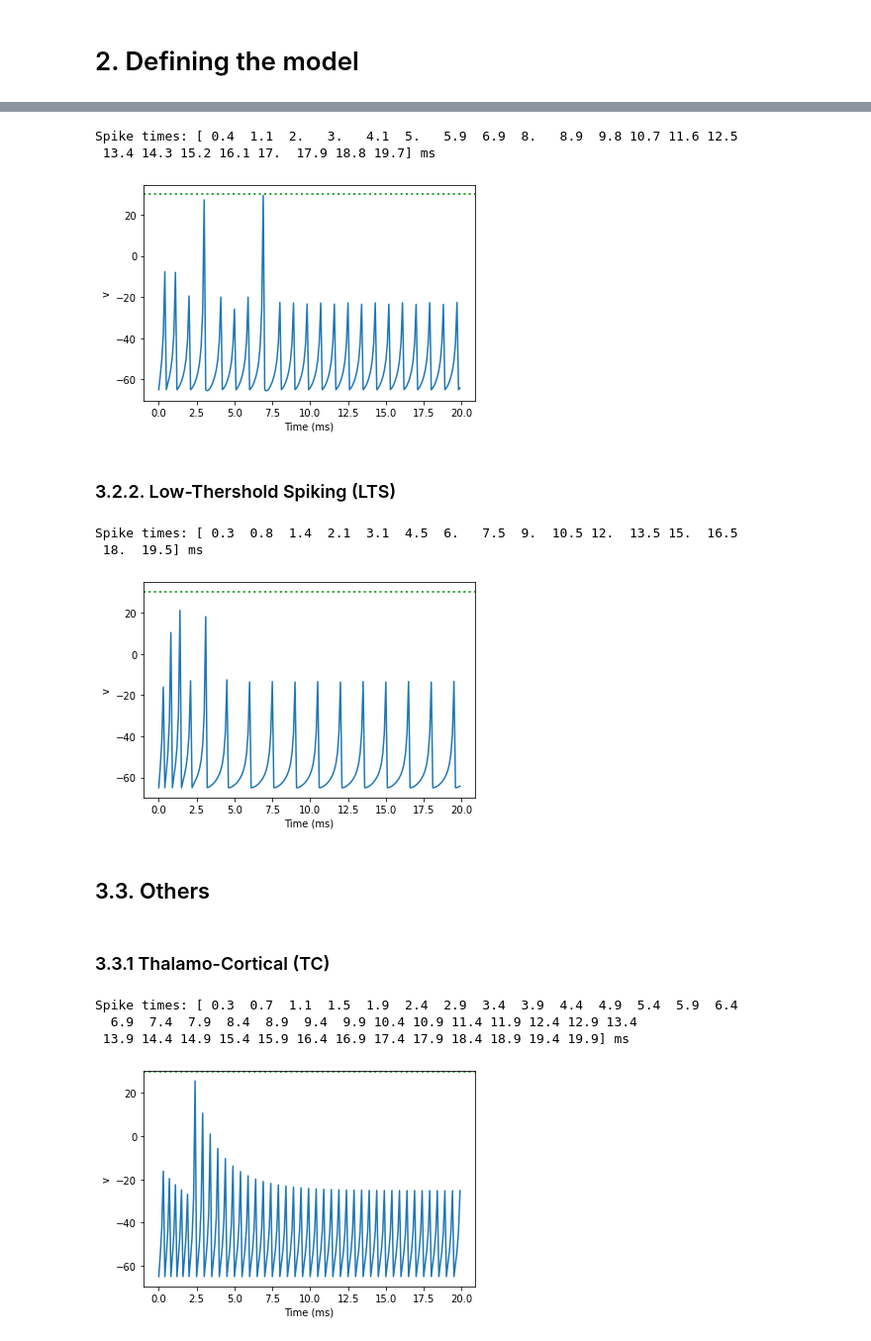
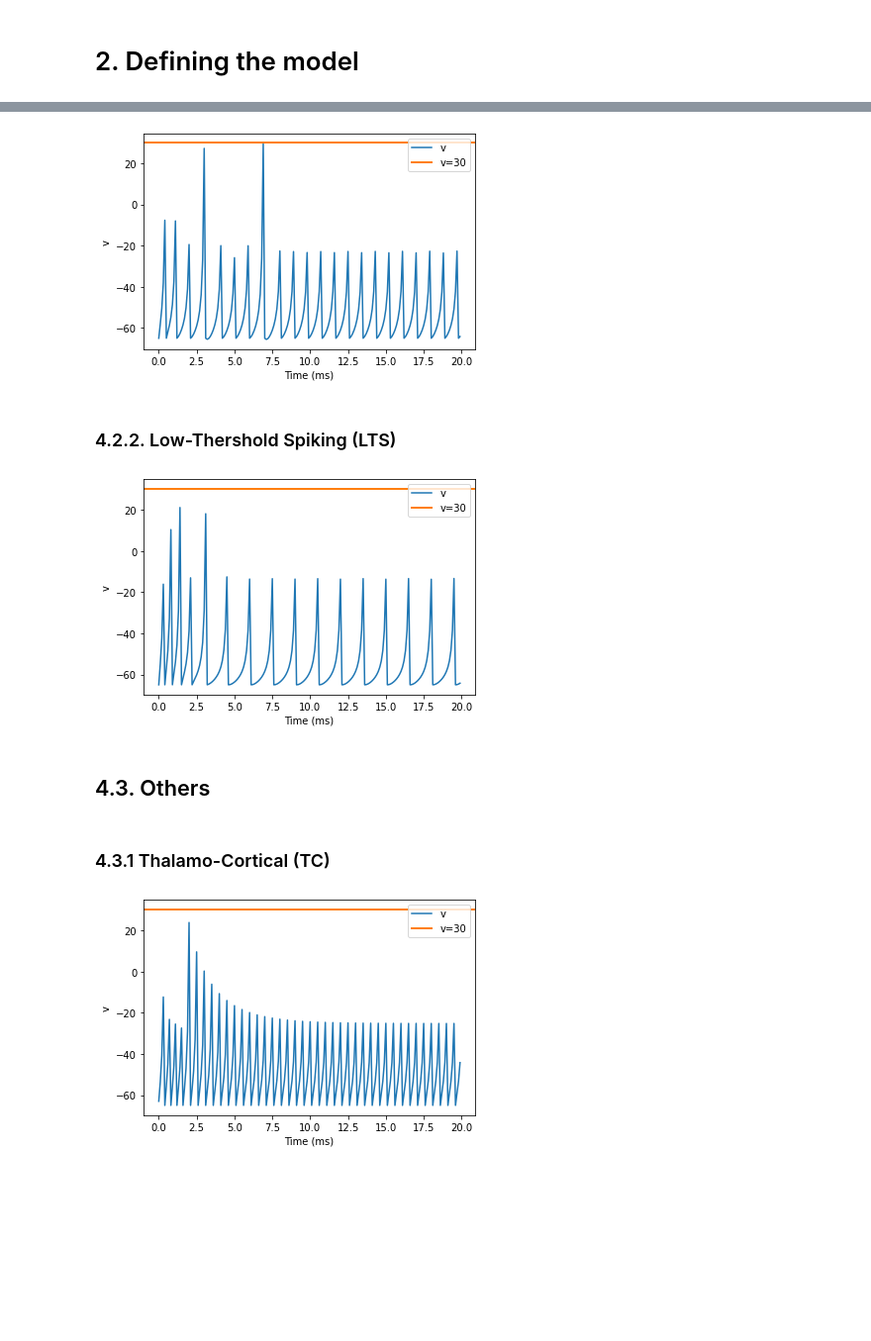
Before and after one commit to juletx/spiking-neural-network, a Jupyter notebook: notebooks/P44_Izhikevich_SNN_Model_NN_D2.ipynb, the cells around one changed output, grey strips where cells are left out. Shown: that part at 99% size. Saved outputs shown, nothing was run; the diff lists cells and outputs as text; code cells hidden in the pictures; blank space fills up the shorter version.

Commit message:
Add more parameters and interaction with the model

```diff
--- a/notebooks/P44_Izhikevich_SNN_Model_NN_D2.ipynb
+++ b/notebooks/P44_Izhikevich_SNN_Model_NN_D2.ipynb
@@ -21,11 +23,10 @@ from brian2 import *
 # %% [markdown]
 # 2. Defining the model
 # %%
-def model(a=0.02, b=0.2, c=-65, d=2, V=-65):
+def model(a=0.02, b=0.2, c=-65, d=2, I=10, V=-65, tau=0.1, duration=20):
     # Parameters
-    tau = 0.1*ms
-    I = 10
-    duration = 20*ms
+    tau = tau*ms
+    duration = duration*ms
 
     #Simulation
     eqs = '''
@@ -34,7 +35,7 @@ def model(a=0.02, b=0.2, c=-65, d=2, V=-65):
     '''
     G = NeuronGroup(1, eqs, threshold='v>=30', reset='v=c; u+=d', method='euler')
     G.v = V
-    G.u = b*G.v
+    G.u = b*V
 
     statemon = StateMonitor(G, 'v', record=0)
     spikemon = SpikeMonitor(G)
@@ -42,10 +43,11 @@ def model(a=0.02, b=0.2, c=-65, d=2, V=-65):
     run(duration)
 
     #Plotting
-    plot(statemon.t/ms, statemon.v[0])
+    plot(statemon.t/ms, statemon.v[0], label='v')
     #for t in spikemon.t:
         #axvline(t/ms, ls='--', c='C1')
-    axhline(30, ls=':', c='C2', lw=2)
+    axhline(30, ls='-', c='C1', lw=2, label='v=30')
     xlabel('Time (ms)')
     ylabel('v')
-    print("Spike times: %s" % spikemon.t[:])
+    legend()
+    #print("Spike times: %s" % spikemon.t[:])
@@ -88,28 +106,21 @@ Spike times: [ 0.4  0.7  1.   1.4  1.8  2.3  2.9  7.8  8.2  8.6  9.1  9.8 14.8 1
 # %%
 model(a=0.1)
 # %% [output]
-Spike times: [ 0.4  1.1  2.   3.   4.1  5.   5.9  6.9  8.   8.9  9.8 10.7 11.6 12.5
- 13.4 14.3 15.2 16.1 17.  17.9 18.8 19.7] ms
-[figure, old version]
+[figure, new version]
 # %% [markdown]
-### 3.2.2. Low-Thershold Spiking (LTS)
+### 4.2.2. Low-Thershold Spiking (LTS)
 # %%
 model(b=0.25)
 # %% [output]
-Spike times: [ 0.3  0.8  1.4  2.1  3.1  4.5  6.   7.5  9.  10.5 12.  13.5 15.  16.5
- 18.  19.5] ms
-[figure, old version]
+[figure, new version]
 # %% [markdown]
-## 3.3. Others
+## 4.3. Others
 # %% [markdown]
-### 3.3.1 Thalamo-Cortical (TC)
+### 4.3.1 Thalamo-Cortical (TC)
 # %%
-model(b=0.25, d=0.05)
+model(b=0.25, d=0.05, V=-63)
 # %% [output]
-Spike times: [ 0.3  0.7  1.1  1.5  1.9  2.4  2.9  3.4  3.9  4.4  4.9  5.4  5.9  6.4
-  6.9  7.4  7.9  8.4  8.9  9.4  9.9 10.4 10.9 11.4 11.9 12.4 12.9 13.4
- 13.9 14.4 14.9 15.4 15.9 16.4 16.9 17.4 17.9 18.4 18.9 19.4 19.9] ms
-[figure, old version]
+[figure, new version]
 # %%
 model(b=0.25, d=0.05, V=-87)
 # %% [output]
```
Also changed, not shown: parts of 18 cells of this notebook.
